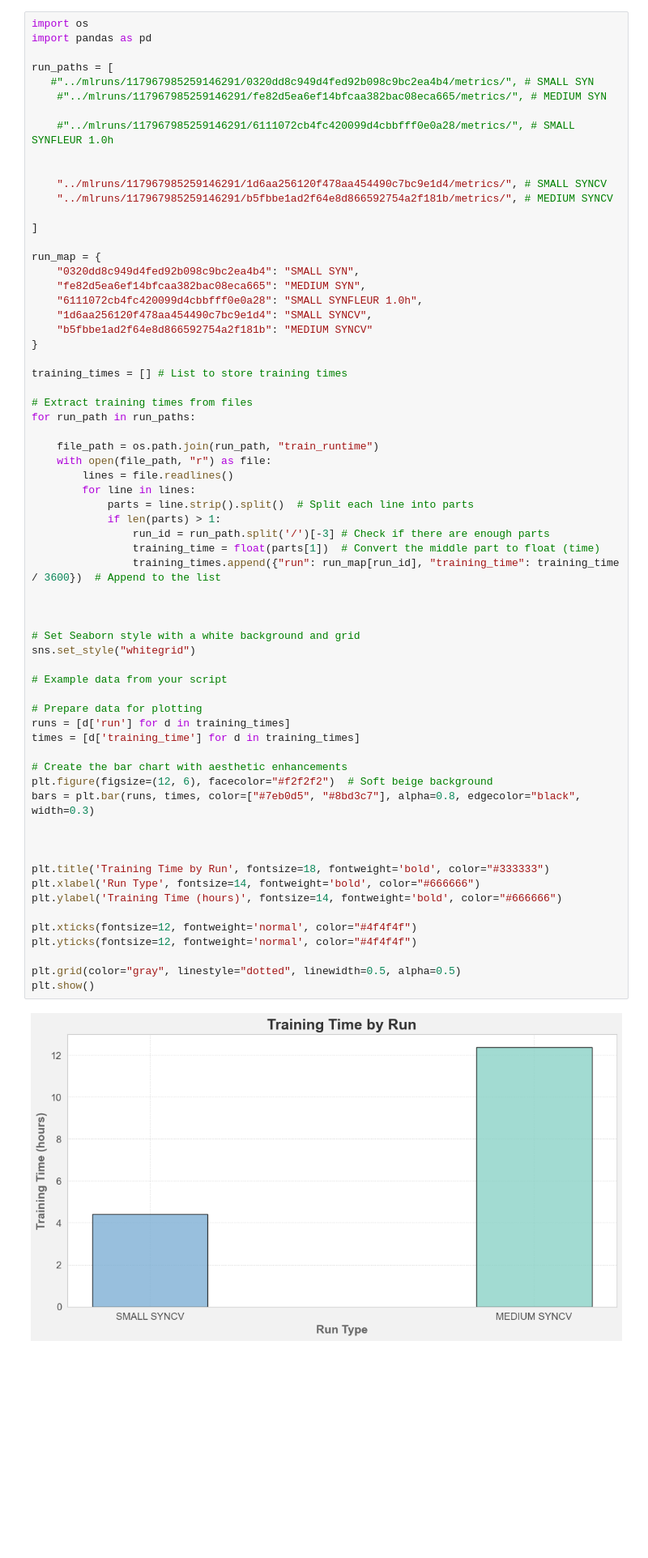
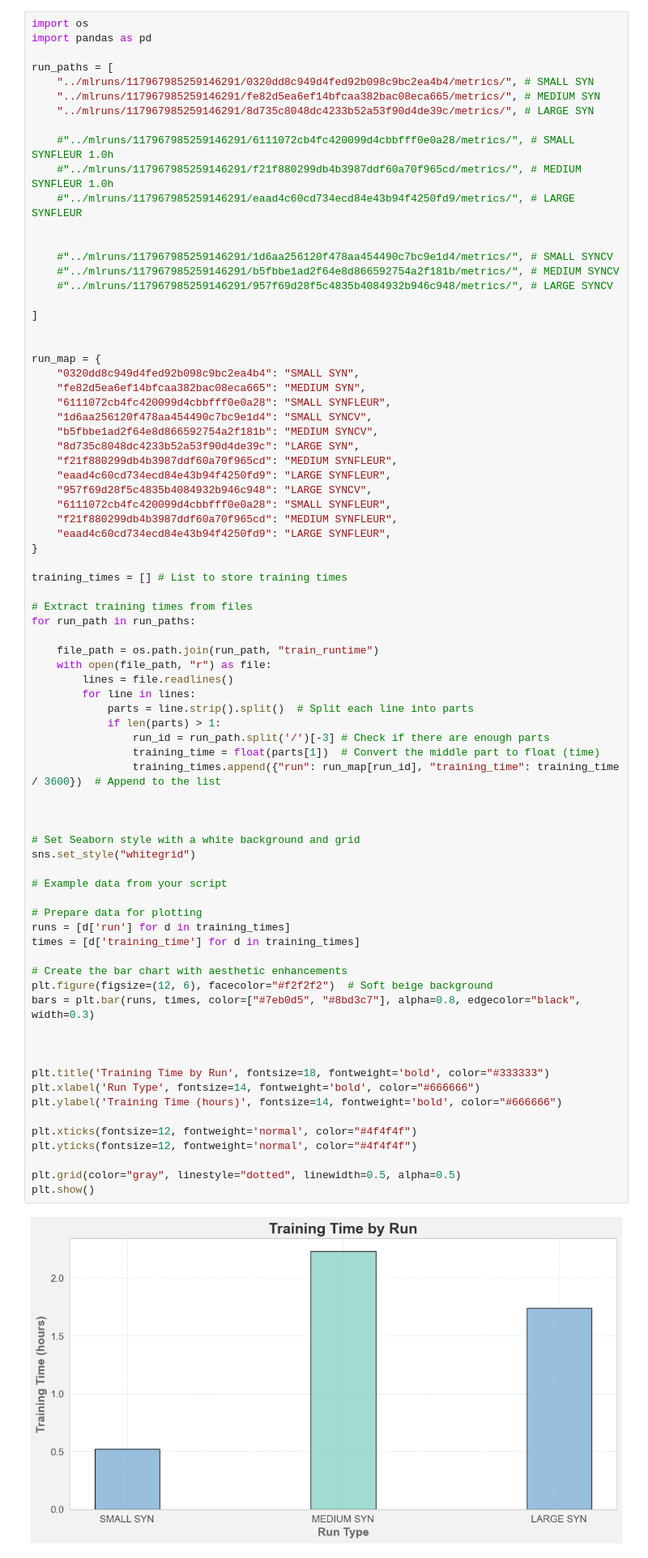
Before and after one commit to grdphilip/swedish_semantic_audio_filtering, a Jupyter notebook: plots/create_training_time_hist.ipynb, the cells around one changed output. Shown at 81% size. Saved outputs shown, nothing was run; the diff lists cells and outputs as text; blank space fills up the shorter version.

```diff
--- a/plots/create_training_time_hist.ipynb
+++ b/plots/create_training_time_hist.ipynb
@@ -8,23 +8,35 @@ import os
 import pandas as pd
 
 run_paths = [
-   #"../mlruns/117967985259146291/0320dd8c949d4fed92b098c9bc2ea4b4/metrics/", # SMALL SYN
-    #"../mlruns/117967985259146291/fe82d5ea6ef14bfcaa382bac08eca665/metrics/", # MEDIUM SYN
+    "../mlruns/117967985259146291/0320dd8c949d4fed92b098c9bc2ea4b4/metrics/", # SMALL SYN
+    "../mlruns/117967985259146291/fe82d5ea6ef14bfcaa382bac08eca665/metrics/", # MEDIUM SYN
+    "../mlruns/117967985259146291/8d735c8048dc4233b52a53f90d4de39c/metrics/", # LARGE SYN
 
     #"../mlruns/117967985259146291/6111072cb4fc420099d4cbbfff0e0a28/metrics/", # SMALL SYNFLEUR 1.0h
+    #"../mlruns/117967985259146291/f21f880299db4b3987ddf60a70f965cd/metrics/", # MEDIUM SYNFLEUR 1.0h
+    #"../mlruns/117967985259146291/eaad4c60cd734ecd84e43b94f4250fd9/metrics/", # LARGE SYNFLEUR
 
 
-    "../mlruns/117967985259146291/1d6aa256120f478aa454490c7bc9e1d4/metrics/", # SMALL SYNCV
-    "../mlruns/117967985259146291/b5fbbe1ad2f64e8d866592754a2f181b/metrics/", # MEDIUM SYNCV
+    #"../mlruns/117967985259146291/1d6aa256120f478aa454490c7bc9e1d4/metrics/", # SMALL SYNCV
+    #"../mlruns/117967985259146291/b5fbbe1ad2f64e8d866592754a2f181b/metrics/", # MEDIUM SYNCV
+    #"../mlruns/117967985259146291/957f69d28f5c4835b4084932b946c948/metrics/", # LARGE SYNCV
 
 ]
+
 
 run_map = {
     "0320dd8c949d4fed92b098c9bc2ea4b4": "SMALL SYN",
     "fe82d5ea6ef14bfcaa382bac08eca665": "MEDIUM SYN",
-    "6111072cb4fc420099d4cbbfff0e0a28": "SMALL SYNFLEUR 1.0h",
+    "6111072cb4fc420099d4cbbfff0e0a28": "SMALL SYNFLEUR",
     "1d6aa256120f478aa454490c7bc9e1d4": "SMALL SYNCV",
-    "b5fbbe1ad2f64e8d866592754a2f181b": "MEDIUM SYNCV"
+    "b5fbbe1ad2f64e8d866592754a2f181b": "MEDIUM SYNCV",
+    "8d735c8048dc4233b52a53f90d4de39c": "LARGE SYN",
+    "f21f880299db4b3987ddf60a70f965cd": "MEDIUM SYNFLEUR",
+    "eaad4c60cd734ecd84e43b94f4250fd9": "LARGE SYNFLEUR",
+    "957f69d28f5c4835b4084932b946c948": "LARGE SYNCV",
+    "6111072cb4fc420099d4cbbfff0e0a28": "SMALL SYNFLEUR",
+    "f21f880299db4b3987ddf60a70f965cd": "MEDIUM SYNFLEUR",
+    "eaad4c60cd734ecd84e43b94f4250fd9": "LARGE SYNFLEUR",
 }
 
 training_times = [] # List to store training times
@@ -42,31 +54,31 @@ for run_path in run_paths:
                 training_time = float(parts[1])  # Convert the middle part to float (time)
                 training_times.append({"run": run_map[run_id], "training_time": training_time / 3600})  # Append to the list
 
 
 
 # Set Seaborn style with a white background and grid
 sns.set_style("whitegrid")
 
 # Example data from your script
 
 # Prepare data for plotting
 runs = [d['run'] for d in training_times]
 times = [d['training_time'] for d in training_times]
 
 # Create the bar chart with aesthetic enhancements
 plt.figure(figsize=(12, 6), facecolor="#f2f2f2")  # Soft beige background
 bars = plt.bar(runs, times, color=["#7eb0d5", "#8bd3c7"], alpha=0.8, edgecolor="black", width=0.3)
 
 
 
 plt.title('Training Time by Run', fontsize=18, fontweight='bold', color="#333333")
 plt.xlabel('Run Type', fontsize=14, fontweight='bold', color="#666666")
 plt.ylabel('Training Time (hours)', fontsize=14, fontweight='bold', color="#666666")
 
 plt.xticks(fontsize=12, fontweight='normal', color="#4f4f4f")
 plt.yticks(fontsize=12, fontweight='normal', color="#4f4f4f")
 
 plt.grid(color="gray", linestyle="dotted", linewidth=0.5, alpha=0.5)
 plt.show()
 # %% [output]
-[figure, old version]
+[figure, new version]
```
Also changed, not shown: 8 other files.
